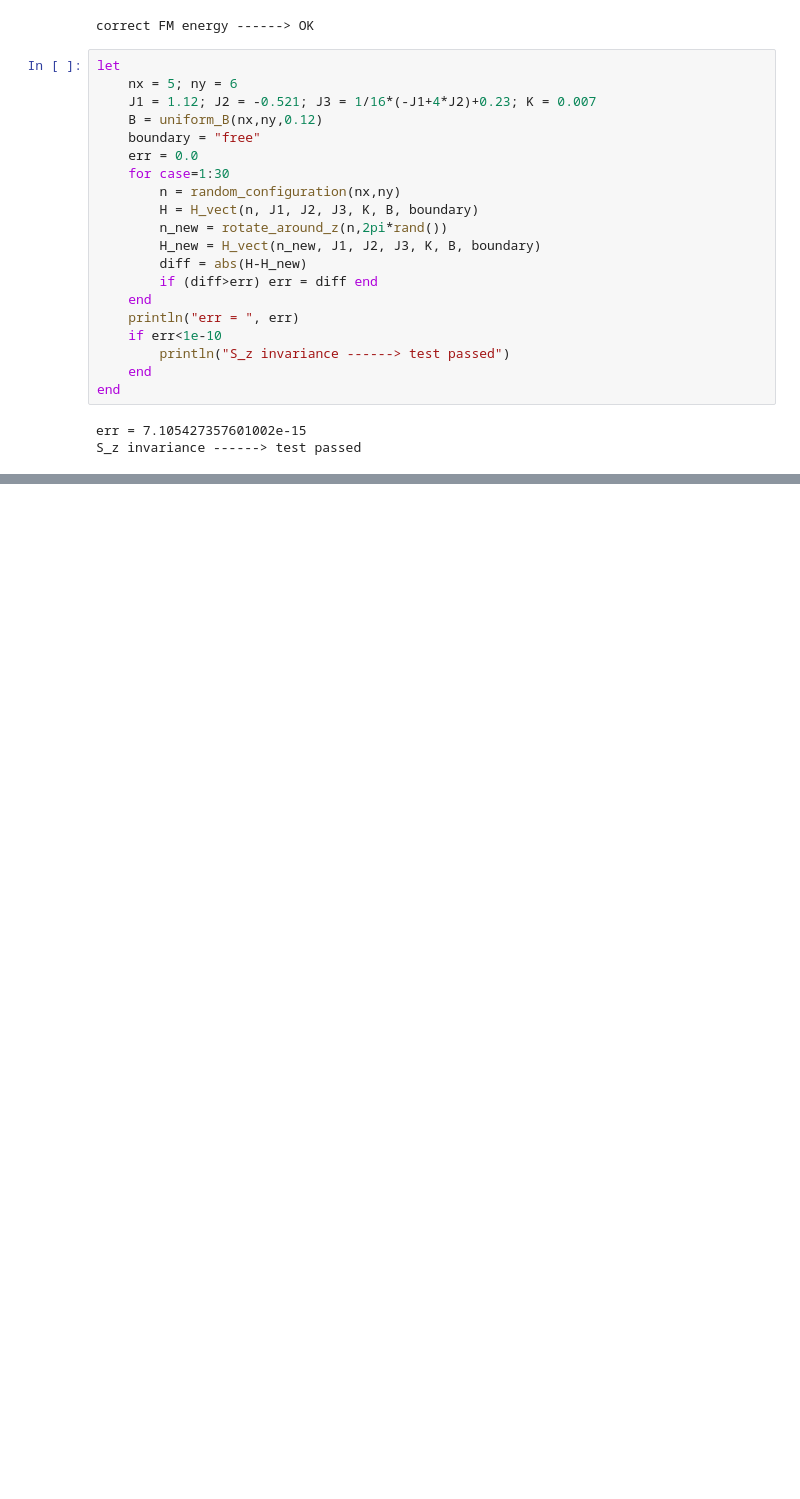
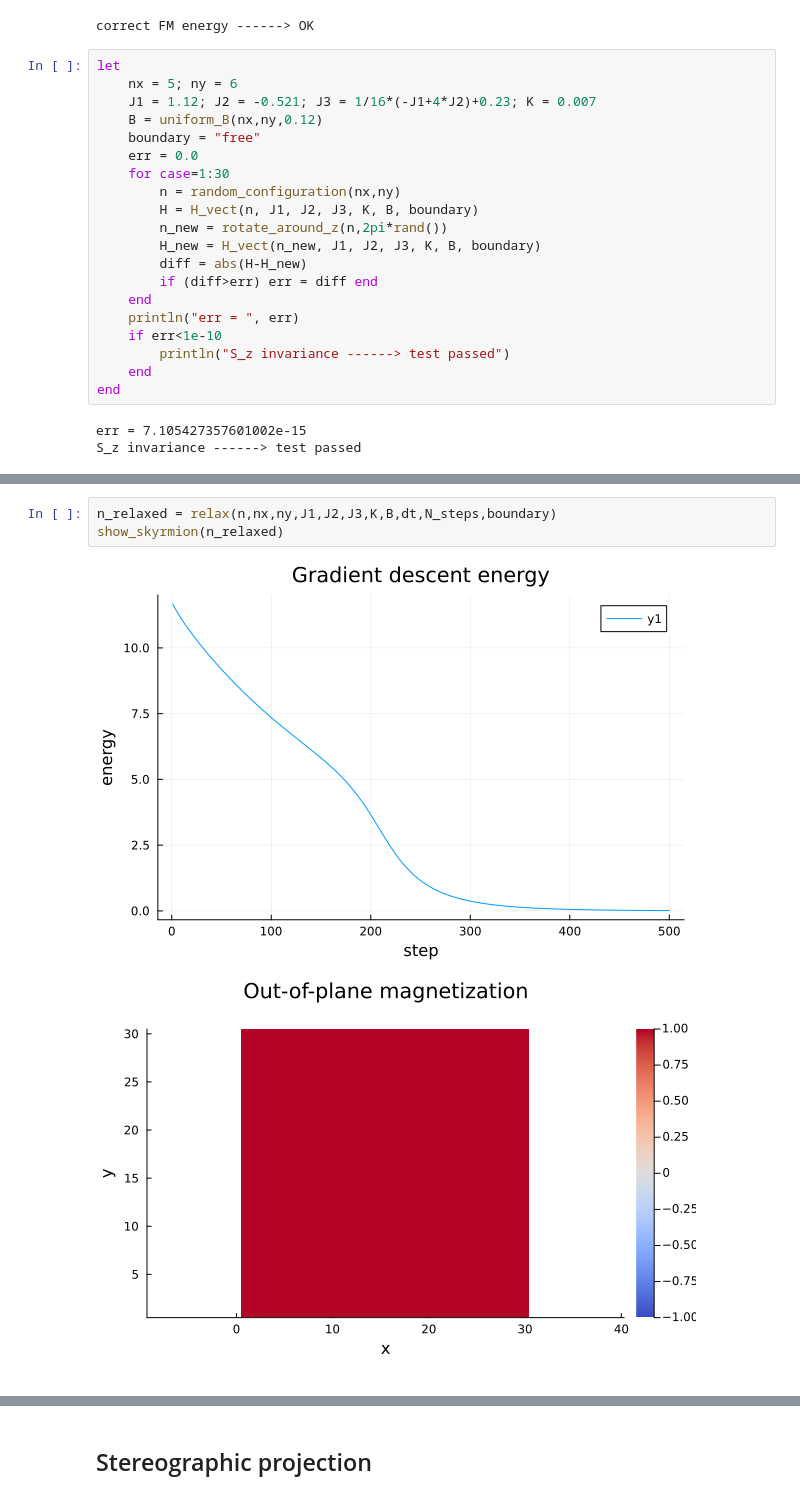
Before and after one commit to jan-chelmecki/skyrmion-tunnelling, a Jupyter notebook: julia_notebook.ipynb, the cells around one changed output, grey strips where cells are left out. Drawn from its saved outputs; the diff is of its cells as text; blank space fills up the shorter version.

```diff
--- a/julia_notebook.ipynb
+++ b/julia_notebook.ipynb
@@ -269,0 +401,6 @@ plot(H_vals)
+# %%
+n_relaxed = relax(n,nx,ny,J1,J2,J3,K,B,dt,N_steps,boundary)
+show_skyrmion(n_relaxed)
+# %% [output]
+[figure, added]
+[figure, added]
@@ -269,0 +408,2 @@ plot(H_vals)
+# %% [markdown]
+## Stereographic projection
```
Also changed, not shown: parts of 13 cells of this notebook.
